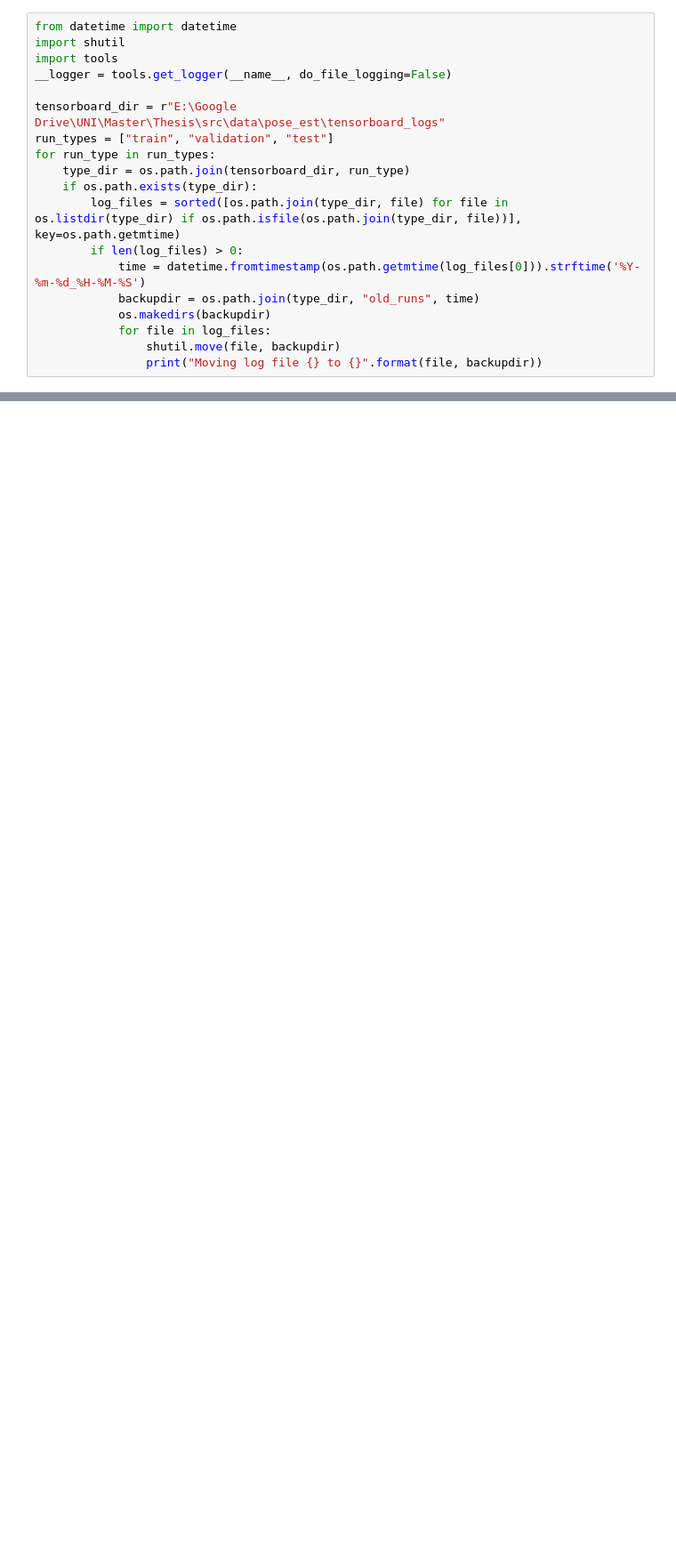
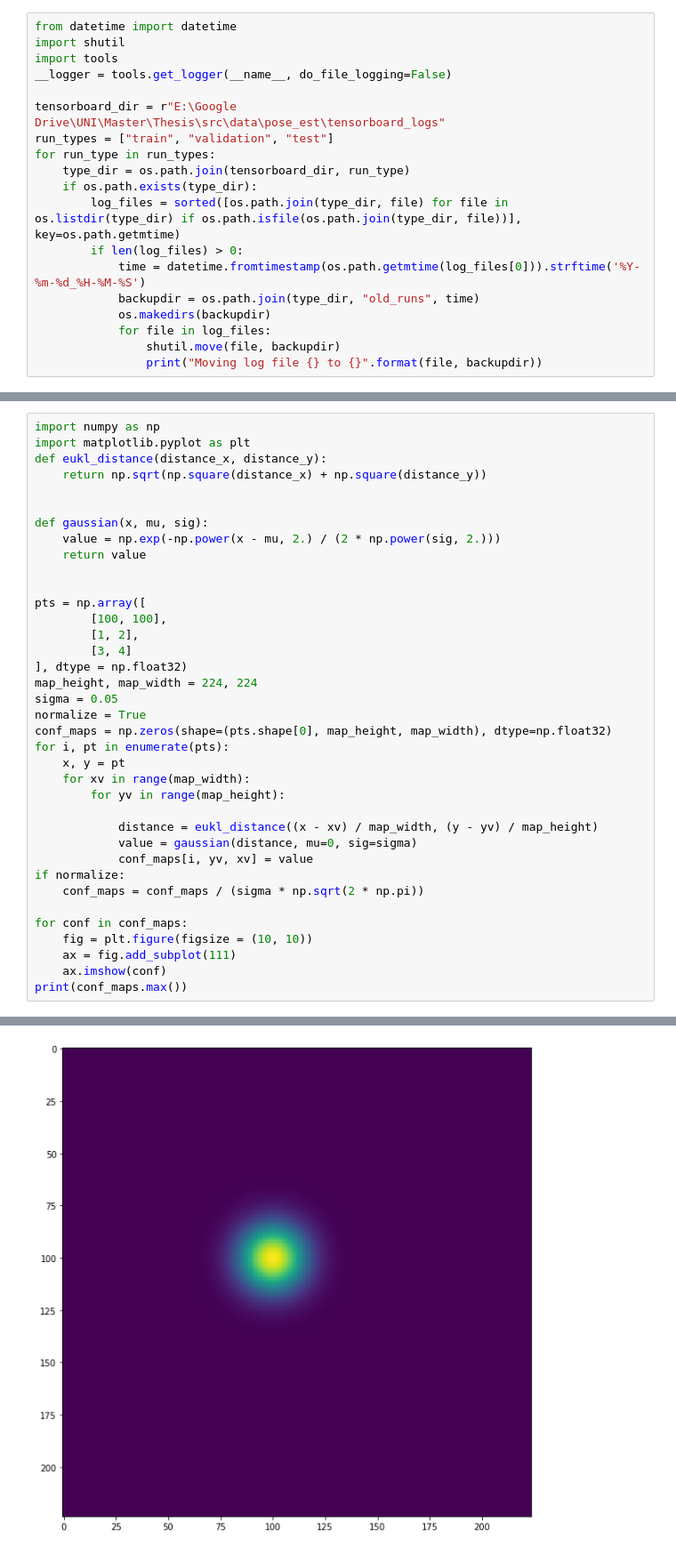
Before and after one commit to muellesi/master-thesis, a Jupyter notebook: src/playground/tests.ipynb, the cells around one changed output, grey strips where cells are left out. Shown at 89% size. Drawn from its saved outputs; the diff is of its cells as text; blank space fills up the shorter version.

```diff
--- a/src/playground/tests.ipynb
+++ b/src/playground/tests.ipynb
@@ -174,0 +166,38 @@ AttributeError: 'RealsenseCamera' object has no attribute 'realsense_settings'
+# %%
+import numpy as np
+import matplotlib.pyplot as plt
+def eukl_distance(distance_x, distance_y):
+    return np.sqrt(np.square(distance_x) + np.square(distance_y))
+
+
+def gaussian(x, mu, sig):
+    value = np.exp(-np.power(x - mu, 2.) / (2 * np.power(sig, 2.)))
+    return value
+
+
+pts = np.array([
+        [100, 100],
+        [1, 2],
+        [3, 4]
+], dtype = np.float32)
+map_height, map_width = 224, 224
+sigma = 0.05
+normalize = True
+conf_maps = np.zeros(shape=(pts.shape[0], map_height, map_width), dtype=np.float32)
+for i, pt in enumerate(pts):
+    x, y = pt
+    for xv in range(map_width):
+        for yv in range(map_height):
+
+            distance = eukl_distance((x - xv) / map_width, (y - yv) / map_height)
+            value = gaussian(distance, mu=0, sig=sigma)
+            conf_maps[i, yv, xv] = value
+if normalize:
+    conf_maps = conf_maps / (sigma * np.sqrt(2 * np.pi))
+
+for conf in conf_maps:
+    fig = plt.figure(figsize = (10, 10))
+    ax = fig.add_subplot(111)
+    ax.imshow(conf)
+print(conf_maps.max())
+# %% [output]
@@ -174,0 +205 @@ AttributeError: 'RealsenseCamera' object has no attribute 'realsense_settings'
+[figure, added]
```
Also changed, not shown: parts of 6 cells of this notebook, 20 other files.
